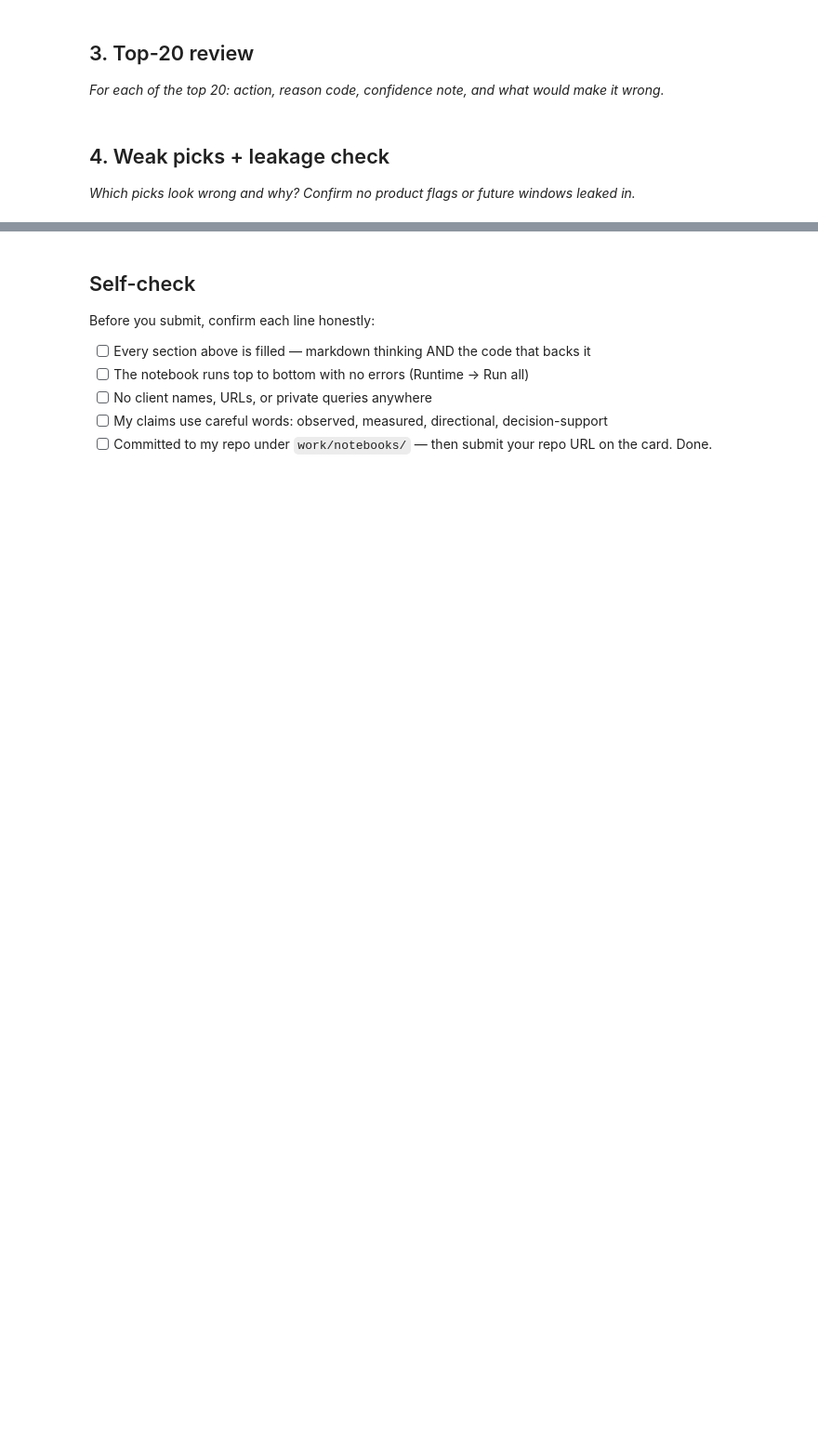
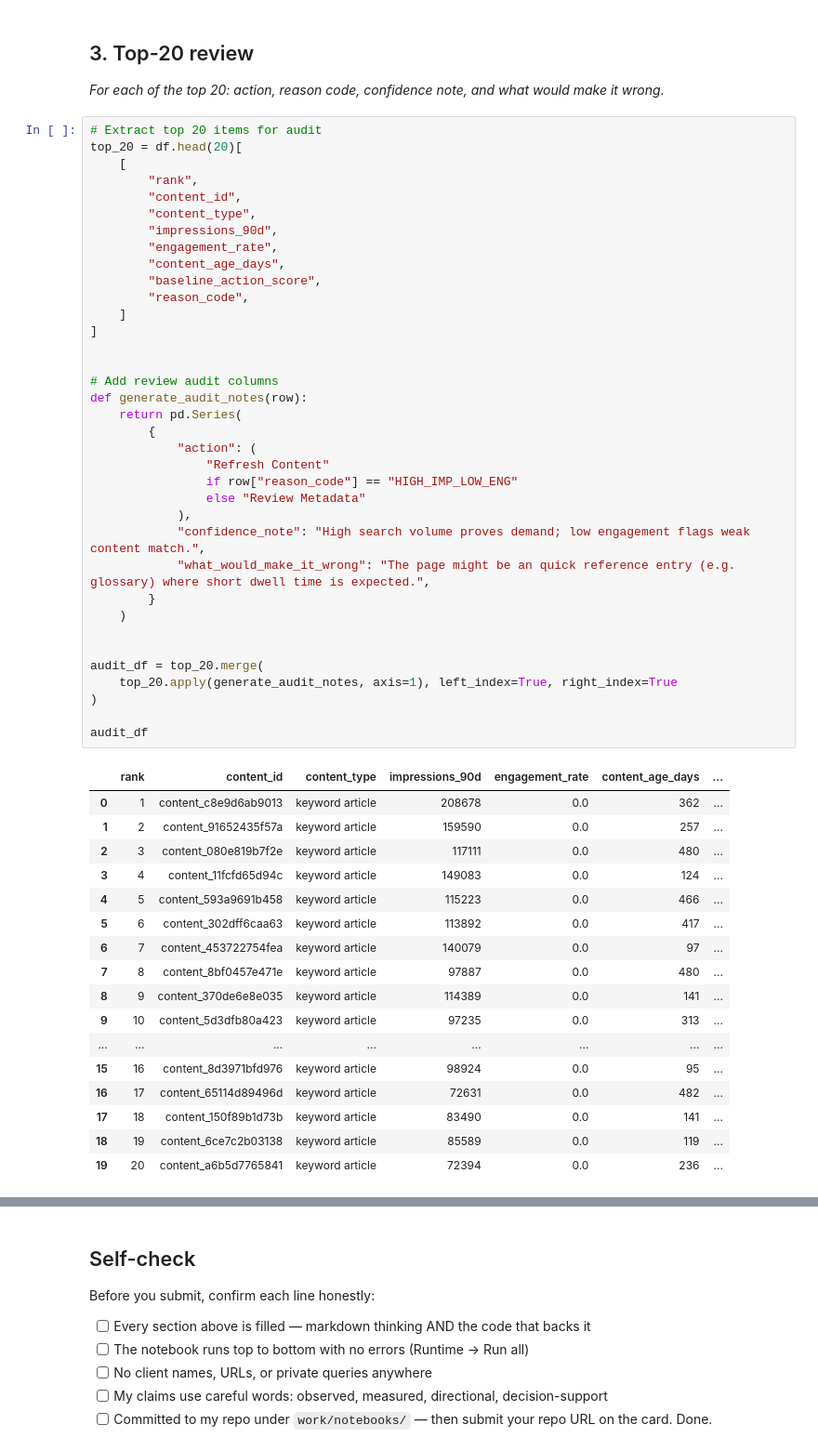
Before and after one commit to kafkaesque-08/flyrank-assignments, a Jupyter notebook: work/notebooks/w04_baseline_score.ipynb, the cells around one changed output, grey strips where cells are left out. Shown at 93% size. Saved outputs shown, nothing was run; the diff lists cells and outputs as text; blank space fills up the shorter version.

```diff
--- a/work/notebooks/w04_baseline_score.ipynb
+++ b/work/notebooks/w04_baseline_score.ipynb
@@ -18,7 +78,57 @@ This skeleton is yours to fill. Work the sections **in order** — each one has
 ## 3. Top-20 review
 
 *For each of the top 20: action, reason code, confidence note, and what would make it wrong.*
-# %% [markdown]
-## 4. Weak picks + leakage check
-
-*Which picks look wrong and why? Confirm no product flags or future windows leaked in.*
+# %%
+# Extract top 20 items for audit
+top_20 = df.head(20)[
+    [
+        "rank",
+        "content_id",
+        "content_type",
+        "impressions_90d",
+        "engagement_rate",
+        "content_age_days",
+        "baseline_action_score",
+        "reason_code",
+    ]
+]
+
+
+# Add review audit columns
+def generate_audit_notes(row):
+    return pd.Series(
+        {
+            "action": (
+                "Refresh Content"
+                if row["reason_code"] == "HIGH_IMP_LOW_ENG"
+                else "Review Metadata"
+            ),
+            "confidence_note": "High search volume proves demand; low engagement flags weak content match.",
+            "what_would_make_it_wrong": "The page might be an quick reference entry (e.g. glossary) where short dwell time is expected.",
+        }
+    )
+
+
+audit_df = top_20.merge(
+    top_20.apply(generate_audit_notes, axis=1), left_index=True, right_index=True
+)
+
+audit_df
+# %% [output]
+|  | rank | content_id | content_type | impressions_90d | engagement_rate | content_age_days | ... |
+| 0 | 1 | content_c8e9d6ab9013 | keyword article | 208678 | 0.0 | 362 | ... |
+| 1 | 2 | content_91652435f57a | keyword article | 159590 | 0.0 | 257 | ... |
+| 2 | 3 | content_080e819b7f2e | keyword article | 117111 | 0.0 | 480 | ... |
+| 3 | 4 | content_11fcfd65d94c | keyword article | 149083 | 0.0 | 124 | ... |
+| 4 | 5 | content_593a9691b458 | keyword article | 115223 | 0.0 | 466 | ... |
+| 5 | 6 | content_302dff6caa63 | keyword article | 113892 | 0.0 | 417 | ... |
+| 6 | 7 | content_453722754fea | keyword article | 140079 | 0.0 | 97 | ... |
+| 7 | 8 | content_8bf0457e471e | keyword article | 97887 | 0.0 | 480 | ... |
+| 8 | 9 | content_370de6e8e035 | keyword article | 114389 | 0.0 | 141 | ... |
+| 9 | 10 | content_5d3dfb80a423 | keyword article | 97235 | 0.0 | 313 | ... |
+| ... | ... | ... | ... | ... | ... | ... | ... |
+| 15 | 16 | content_8d3971bfd976 | keyword article | 98924 | 0.0 | 95 | ... |
+| 16 | 17 | content_65114d89496d | keyword article | 72631 | 0.0 | 482 | ... |
+| 17 | 18 | content_150f89b1d73b | keyword article | 83490 | 0.0 | 141 | ... |
+| 18 | 19 | content_6ce7c2b03138 | keyword article | 85589 | 0.0 | 119 | ... |
+| 19 | 20 | content_a6b5d7765841 | keyword article | 72394 | 0.0 | 236 | ... |
```
Also changed, not shown: parts of 5 cells of this notebook.
